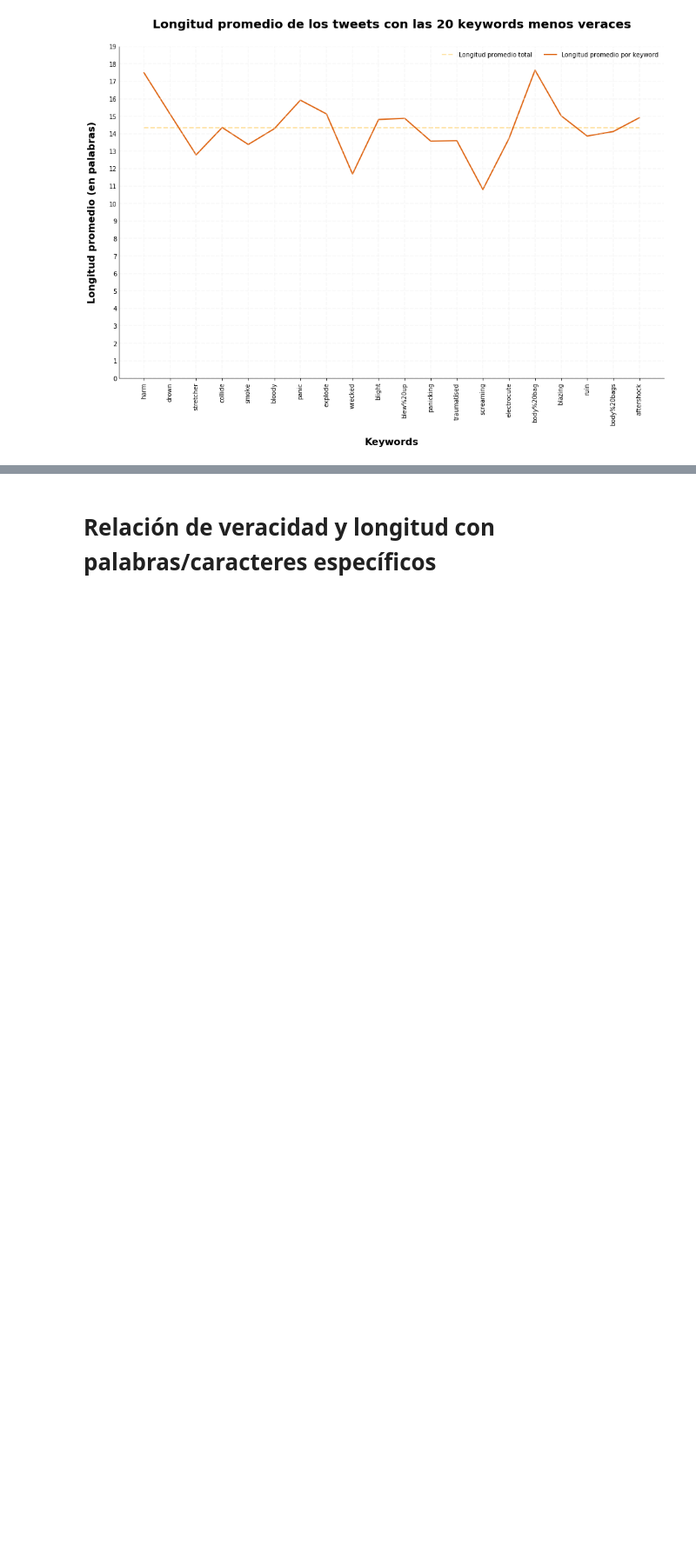
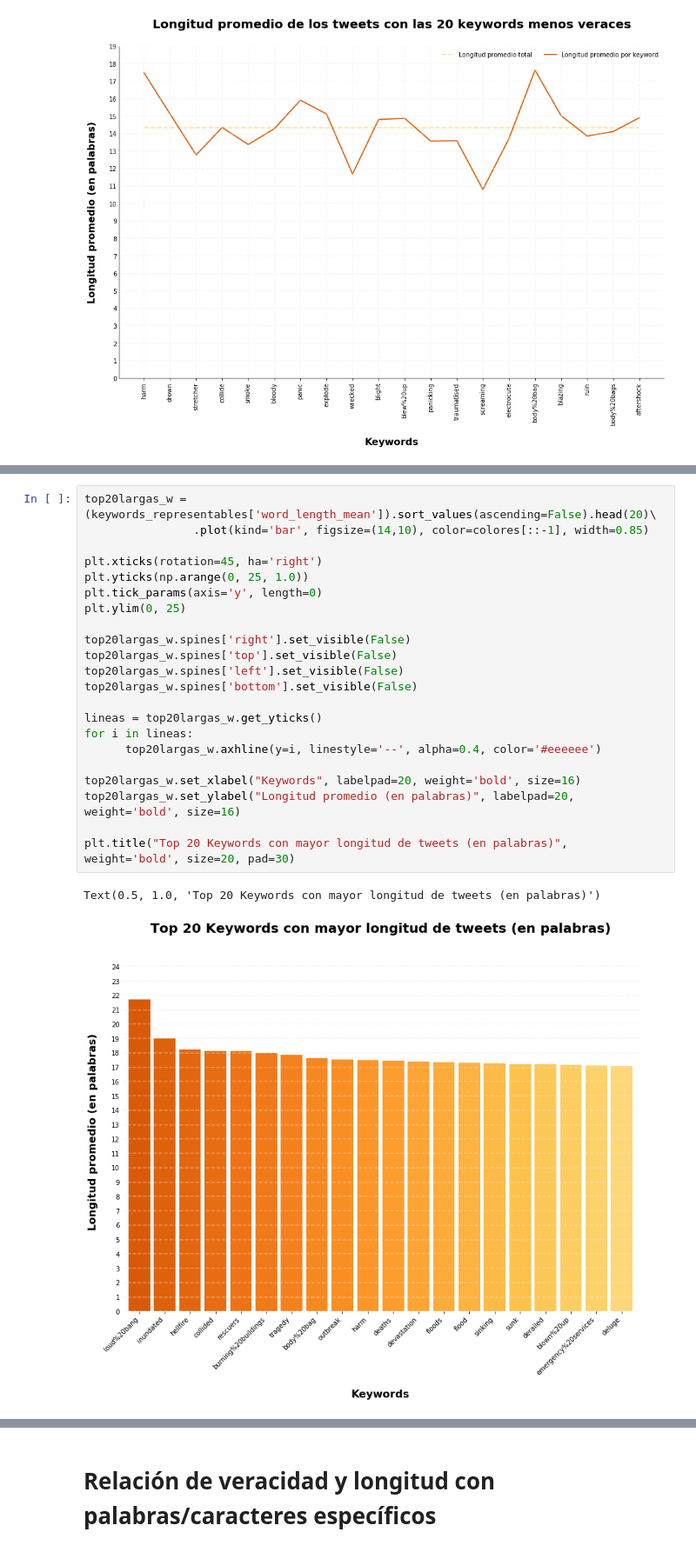
Before and after one commit to RiedelNicolas/TP1-Organizacion-de-Datos, a Jupyter notebook: Gonza.ipynb, the cells around one changed output, grey strips where cells are left out. Shown at 87% size. Drawn from its saved outputs; the diff is of its cells as text; blank space fills up the shorter version.

```diff
--- a/Gonza.ipynb
+++ b/Gonza.ipynb
@@ -410,0 +463,25 @@ Text(0.5, 1.0, 'Longitud promedio de los tweets con las 20 keywords menos verace
+# %%
+top20largas_w = (keywords_representables['word_length_mean']).sort_values(ascending=False).head(20)\
+                .plot(kind='bar', figsize=(14,10), color=colores[::-1], width=0.85)
+
+plt.xticks(rotation=45, ha='right')
+plt.yticks(np.arange(0, 25, 1.0))
+plt.tick_params(axis='y', length=0)
+plt.ylim(0, 25)
+
+top20largas_w.spines['right'].set_visible(False)
+top20largas_w.spines['top'].set_visible(False)
+top20largas_w.spines['left'].set_visible(False)
+top20largas_w.spines['bottom'].set_visible(False)
+
+lineas = top20largas_w.get_yticks()
+for i in lineas:
+      top20largas_w.axhline(y=i, linestyle='--', alpha=0.4, color='#eeeeee')
+
+top20largas_w.set_xlabel("Keywords", labelpad=20, weight='bold', size=16)
+top20largas_w.set_ylabel("Longitud promedio (en palabras)", labelpad=20, weight='bold', size=16)
+
+plt.title("Top 20 Keywords con mayor longitud de tweets (en palabras)", weight='bold', size=20, pad=30)
+# %% [output]
+Text(0.5, 1.0, 'Top 20 Keywords con mayor longitud de tweets (en palabras)')
+[figure, added]
```
Also changed, not shown: parts of 10 cells of this notebook.
